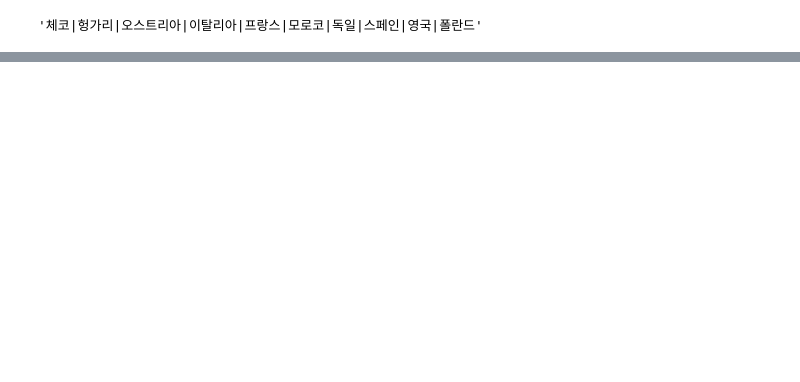
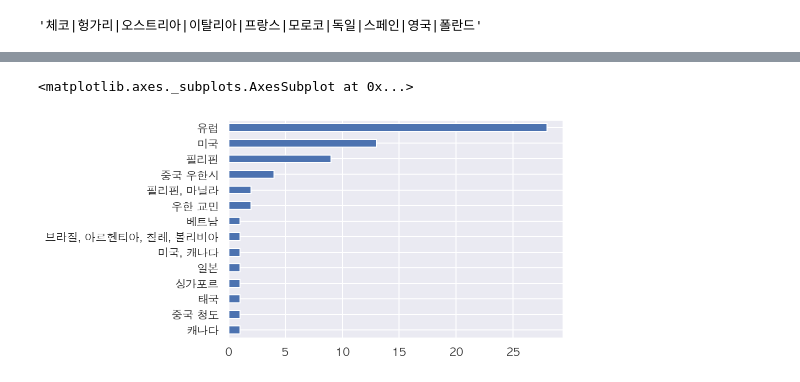
Before and after one commit to corazzon/COVID-19-eda, a Jupyter notebook: 06-seoul-covid-19-eda.ipynb, the cells around one changed output, grey strips where cells are left out. Saved outputs shown, nothing was run; the diff lists cells and outputs as text; code cells hidden in the pictures; blank space fills up the shorter version.

Commit message:
add oversea count cumsum

```diff
--- a/06-seoul-covid-19-eda.ipynb
+++ b/06-seoul-covid-19-eda.ipynb
@@ -577,2 +576,8 @@ sns.countplot(data=df, x="퇴원", hue="성별")
 # %% [markdown]
 ## 여행력
+# %%
+df["해외"] = df["여행력"]
+df["해외"] = df["해외"].str.strip()
+df["해외"] = df["해외"].replace("-", np.nan)
+df["해외"] = df["해외"].replace("", np.nan)
+df["해외"].value_counts()
@@ -578,0 +602,3 @@ sns.countplot(data=df, x="퇴원", hue="성별")
+# %%
+df_oversea = df[df["해외"].notnull()].copy()
+df_oversea.shape
@@ -578,0 +607,3 @@ sns.countplot(data=df, x="퇴원", hue="성별")
+# %%
+df_oversea["해외"] = df_oversea["해외"].replace("우한교민", "우한 교민")
+df_oversea["해외"].value_counts()
@@ -607,4 +634,4 @@ Name: 해외, dtype: int64
 # %%
-df.loc[df["해외"].str.contains(europe), "해외"] = "유럽"
-df["해외"].value_counts()
+df_oversea.loc[df_oversea["해외"].str.contains(europe), "해외"] = "유럽"
+df_oversea["해외"].value_counts()
 # %% [output]
@@ -626,0 +677,5 @@ Name: 해외, dtype: int64
+# %%
+df_oversea["해외"].value_counts(ascending=True).plot.barh()
+# %% [output]
+<matplotlib.axes._subplots.AxesSubplot at 0x...>
+[figure, added]
```
Also changed, not shown: parts of 44 cells of this notebook.
